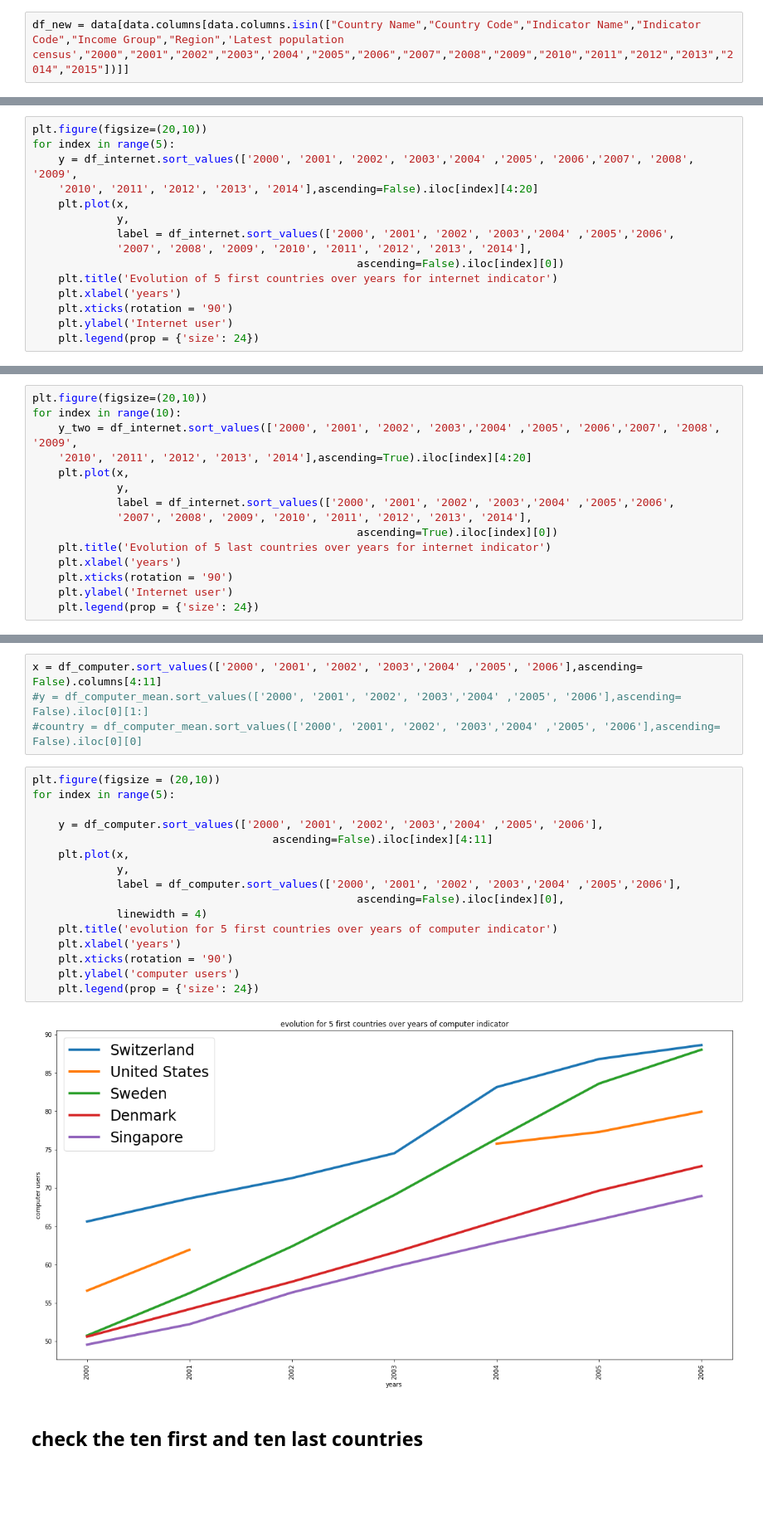
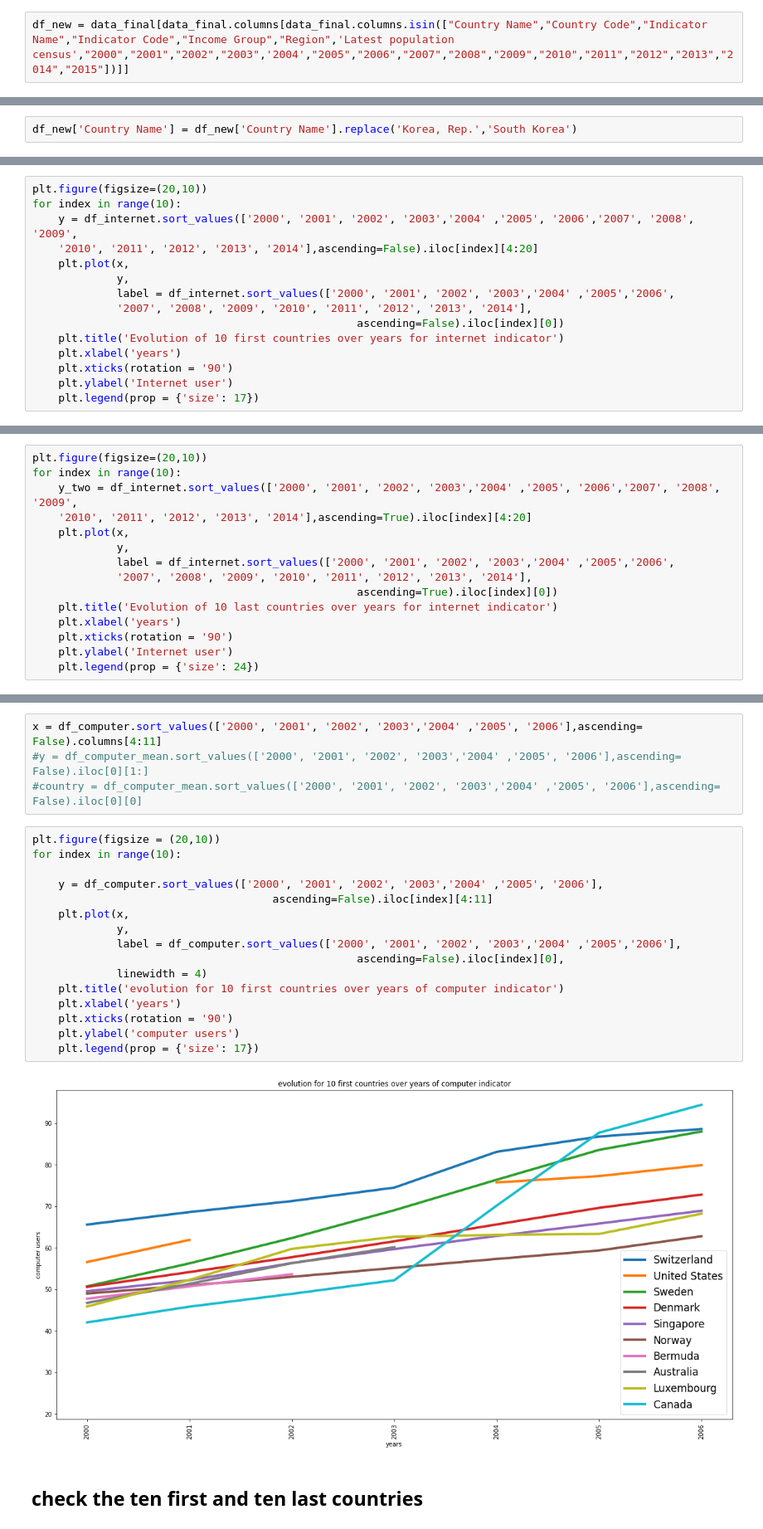
Before and after one commit to NaouelOC/analyse-des-donnes-de-systeme-educatif-p2, a Jupyter notebook: DeSousa_Naouel_2_Analysez_des_données_de_systèmes_éducatifs_12_2022.ipynb, the cells around one changed output, grey strips where cells are left out. Shown at 83% size. Drawn from its saved outputs; the diff is of its cells as text; blank space fills up the shorter version.

Commit message:
last commit

```diff
--- a/DeSousa_Naouel_2_Analysez_des_données_de_systèmes_éducatifs_12_2022.ipynb
+++ b/DeSousa_Naouel_2_Analysez_des_données_de_systèmes_éducatifs_12_2022.ipynb
@@ -429,5 +510,5 @@ msno.bar(data)
 # %%
-df_new = data[data.columns[data.columns.isin(["Country Name","Country Code","Indicator Name","Indicator Code","Income Group","Region",'Latest population census',"2000","2001","2002","2003",'2004',"2005","2006","2007","2008","2009","2010","2011","2012","2013","2014","2015"])]]
+df_new = data_final[data_final.columns[data_final.columns.isin(["Country Name","Country Code","Indicator Name","Indicator Code","Income Group","Region",'Latest population census',"2000","2001","2002","2003",'2004',"2005","2006","2007","2008","2009","2010","2011","2012","2013","2014","2015"])]]
 # %%
 df_new.shape
 # %% [output]
@@ -454,0 +551,2 @@ memory usage: 100.0+ MB
+# %%
+df_new['Country Name'] = df_new['Country Name'].replace('Korea, Rep.','South Korea')
@@ -625,7 +755,7 @@ Index(['2000', '2001', '2002', '2003', '2004', '2005', '2006', '2007', '2008',
       dtype='object')
 # %%
 plt.figure(figsize=(20,10))
-for index in range(5):
+for index in range(10):
     y = df_internet.sort_values(['2000', '2001', '2002', '2003','2004' ,'2005', '2006','2007', '2008', '2009',
     '2010', '2011', '2012', '2013', '2014'],ascending=False).iloc[index][4:20]
     plt.plot(x,
@@ -633,9 +763,9 @@ for index in range(5):
              label = df_internet.sort_values(['2000', '2001', '2002', '2003','2004' ,'2005','2006',
              '2007', '2008', '2009', '2010', '2011', '2012', '2013', '2014'],
                                                   ascending=False).iloc[index][0])
-    plt.title('Evolution of 5 first countries over years for internet indicator')
+    plt.title('Evolution of 10 first countries over years for internet indicator')
     plt.xlabel('years')
     plt.xticks(rotation = '90')
     plt.ylabel('Internet user')
-    plt.legend(prop = {'size': 24})
+    plt.legend(prop = {'size': 17})
 # %% [output]
@@ -661,7 +791,7 @@ for index in range(10):
              label = df_internet.sort_values(['2000', '2001', '2002', '2003','2004' ,'2005','2006',
              '2007', '2008', '2009', '2010', '2011', '2012', '2013', '2014'],
                                                   ascending=True).iloc[index][0])
-    plt.title('Evolution of 5 last countries over years for internet indicator')
+    plt.title('Evolution of 10 last countries over years for internet indicator')
     plt.xlabel('years')
     plt.xticks(rotation = '90')
     plt.ylabel('Internet user')
@@ -837,22 +977,22 @@ x = df_computer.sort_values(['2000', '2001', '2002', '2003','2004' ,'2005', '200
 #country = df_computer_mean.sort_values(['2000', '2001', '2002', '2003','2004' ,'2005', '2006'],ascending= False).iloc[0][0]
 # %%
 plt.figure(figsize = (20,10))
-for index in range(5):
+for index in range(10):
 
     y = df_computer.sort_values(['2000', '2001', '2002', '2003','2004' ,'2005', '2006'],
                                      ascending=False).iloc[index][4:11]
     plt.plot(x,
              y,
              label = df_computer.sort_values(['2000', '2001', '2002', '2003','2004' ,'2005','2006'],
                                                   ascending=False).iloc[index][0],
              linewidth = 4)
-    plt.title('evolution for 5 first countries over years of computer indicator')
+    plt.title('evolution for 10 first countries over years of computer indicator')
     plt.xlabel('years')
     plt.xticks(rotation = '90')
     plt.ylabel('computer users')
-    plt.legend(prop = {'size': 24})
+    plt.legend(prop = {'size': 17})
 # %% [output]
-[figure, old version]
+[figure, new version]
 # %% [markdown]
 ## check the ten first and ten last countries
 # %%
```
Also changed, not shown: parts of 126 cells of this notebook.
